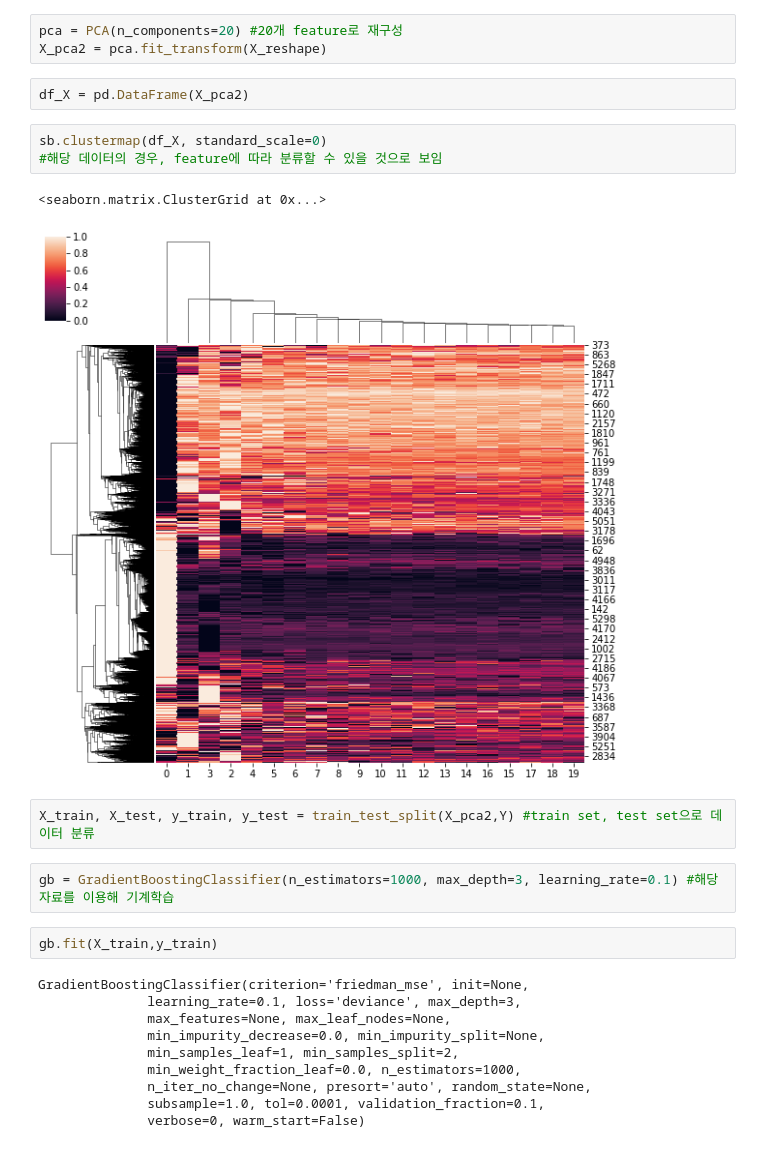
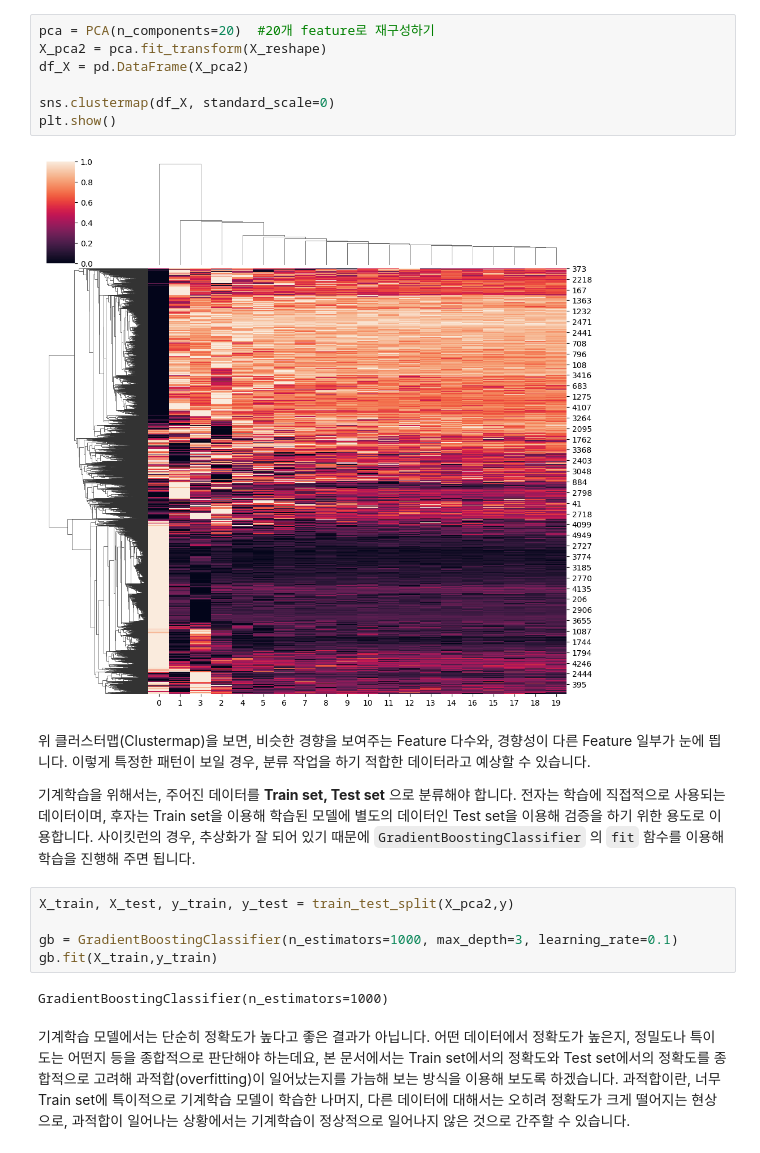
Before and after one commit to boringariel/scikit-learn, a Jupyter notebook: 기계학습을 이용한 유방암 진단.ipynb, the cells around one changed output. Saved outputs shown, nothing was run; the diff lists cells and outputs as text.

```diff
--- a/기계학습을 이용한 유방암 진단.ipynb
+++ b/기계학습을 이용한 유방암 진단.ipynb
@@ -72,30 +100,35 @@ sb.scatterplot(df_pca['PC1'], df_pca['PC2'], hue = df_pca['class'], alpha=0.2)
 # %%
-pca = PCA(n_components=20) #20개 feature로 재구성
+pca = PCA(n_components=20)  #20개 feature로 재구성하기
 X_pca2 = pca.fit_transform(X_reshape)
+df_X = pd.DataFrame(X_pca2)
+
+sns.clustermap(df_X, standard_scale=0)
+plt.show()
+# %% [output]
+[figure, added]
-# %%
-df_X = pd.DataFrame(X_pca2)
-# %%
-sb.clustermap(df_X, standard_scale=0)
-#해당 데이터의 경우, feature에 따라 분류할 수 있을 것으로 보임
-# %% [output]
-<seaborn.matrix.ClusterGrid at 0x...>
-[figure, removed]
-# %%
-X_train, X_test, y_train, y_test = train_test_split(X_pca2,Y) #train set, test set으로 데이터 분류
+# %% [markdown]
+</p></br></br>
+
+
+위 클러스터맵(Clustermap)을 보면, 비슷한 경향을 보여주는 Feature 다수와, 경향성이 다른 Feature 일부가 눈에 띕니다. 이렇게 특정한 패턴이 보일 경우, 분류 작업을 하기 적합한 데이터라고 예상할 수 있습니다.
+</p></br></br>
+
+
+기계학습을 위해서는, 주어진 데이터를 **Train set, Test set** 으로 분류해야 합니다. 전자는 학습에 직접적으로 사용되는 데이터이며, 후자는 Train set을 이용해 학습된 모델에 별도의 데이터인 Test set을 이용해 검증을 하기 위한 용도로 이용합니다. 사이킷런의 경우, 추상화가 잘 되어 있기 때문에 `GradientBoostingClassifier` 의 `fit` 함수를 이용해 학습을 진행해 주면 됩니다.
+</p></br></br>
 # %%
-gb = GradientBoostingClassifier(n_estimators=1000, max_depth=3, learning_rate=0.1) #해당 자료를 이용해 기계학습
+X_train, X_test, y_train, y_test = train_test_split(X_pca2,y)
+
+gb = GradientBoostingClassifier(n_estimators=1000, max_depth=3, learning_rate=0.1)
+gb.fit(X_train,y_train)
+# %% [output]
+GradientBoostingClassifier(n_estimators=1000)
-# %%
-gb.fit(X_train,y_train)
-# %% [output]
-GradientBoostingClassifier(criterion='friedman_mse', init=None,
-              learning_rate=0.1, loss='deviance', max_depth=3,
-              max_features=None, max_leaf_nodes=None,
-              min_impurity_decrease=0.0, min_impurity_split=None,
-              min_samples_leaf=1, min_samples_split=2,
-              min_weight_fraction_leaf=0.0, n_estimators=1000,
-              n_iter_no_change=None, presort='auto', random_state=None,
-              subsample=1.0, tol=0.0001, validation_fraction=0.1,
-              verbose=0, warm_start=False)
+# %% [markdown]
+</p></br></br>
+
+
+기계학습 모델에서는 단순히 정확도가 높다고 좋은 결과가 아닙니다. 어떤 데이터에서 정확도가 높은지, 정밀도나 특이도는 어떤지 등을 종합적으로 판단해야 하는데요, 본 문서에서는 Train set에서의 정확도와 Test set에서의 정확도를 종합적으로 고려해 과적합(overfitting)이 일어났는지를 가늠해 보는 방식을 이용해 보도록 하겠습니다. 과적합이란, 너무 Train set에 특이적으로 기계학습 모델이 학습한 나머지, 다른 데이터에 대해서는 오히려 정확도가 크게 떨어지는 현상으로, 과적합이 일어나는 상황에서는 기계학습이 정상적으로 일어나지 않은 것으로 간주할 수 있습니다.
+</p></br></br>
 # %%
 gb.score(X_train, y_train) #train set에서의 정확도
 # %% [output]
```
Also changed, not shown: parts of 21 cells of this notebook.
